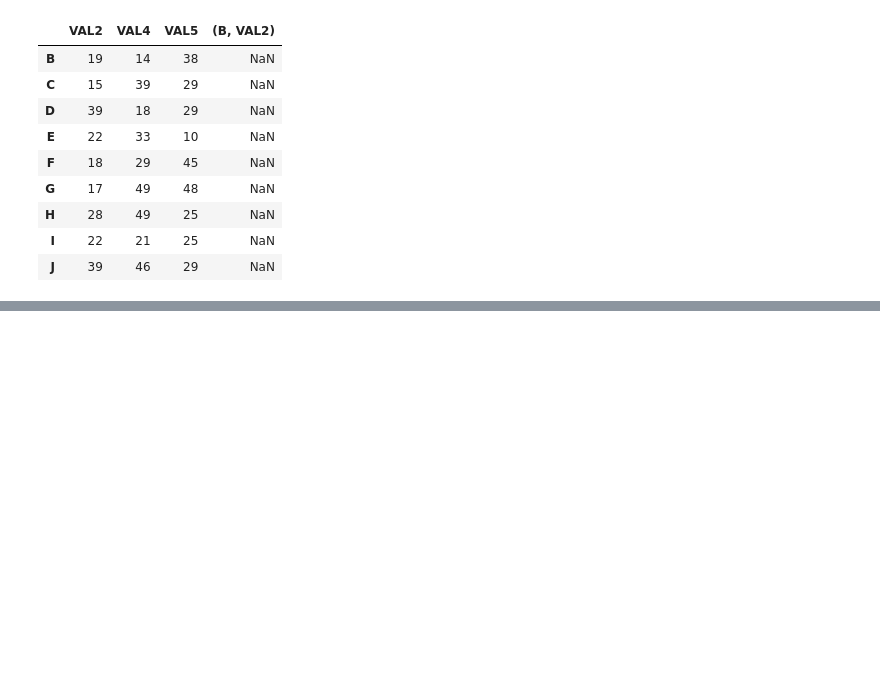
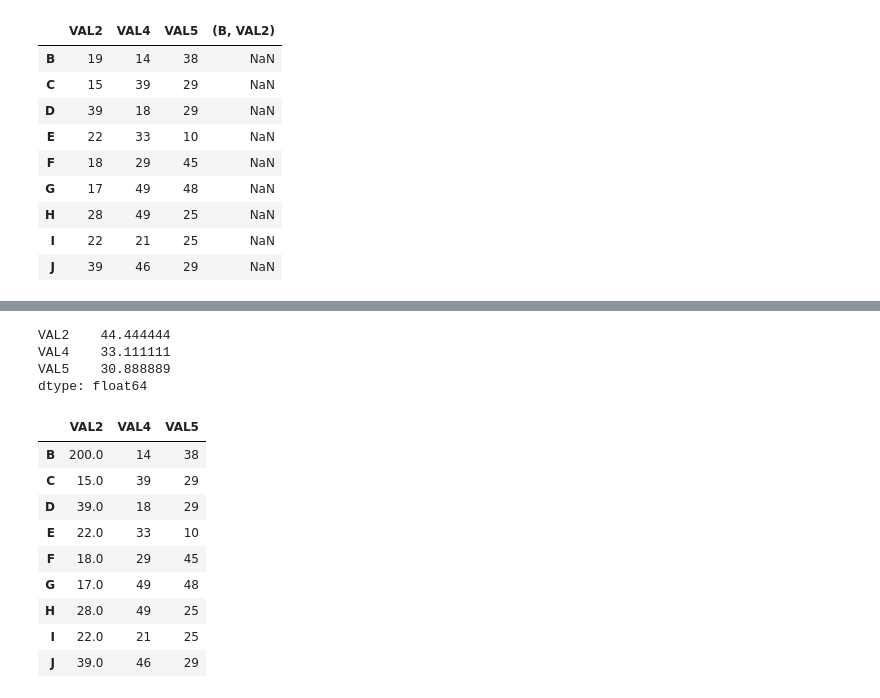
Before and after one commit to mbukeRepo/kaggle-playground, a Jupyter notebook: pandas/loc_iloc.ipynb, the cells around one changed output, grey strips where cells are left out. Drawn from its saved outputs; the diff is of its cells as text; code cells hidden in the pictures; blank space fills up the shorter version.

```diff
--- a/pandas/loc_iloc.ipynb
+++ b/pandas/loc_iloc.ipynb
@@ -203,0 +247,20 @@ df
+# %%
+df.mean()
+# %% [output]
+VAL2    44.444444
+VAL4    33.111111
+VAL5    30.888889
+dtype: float64
+# %%
+df.fillna(df.mean())
+# %% [output]
+|  | VAL2 | VAL4 | VAL5 |
+| B | 200.0 | 14 | 38 |
+| C | 15.0 | 39 | 29 |
+| D | 39.0 | 18 | 29 |
+| E | 22.0 | 33 | 10 |
+| F | 18.0 | 29 | 45 |
+| G | 17.0 | 49 | 48 |
+| H | 28.0 | 49 | 25 |
+| I | 22.0 | 21 | 25 |
+| J | 39.0 | 46 | 29 |
```
Also changed, not shown: parts of 9 cells of this notebook.
